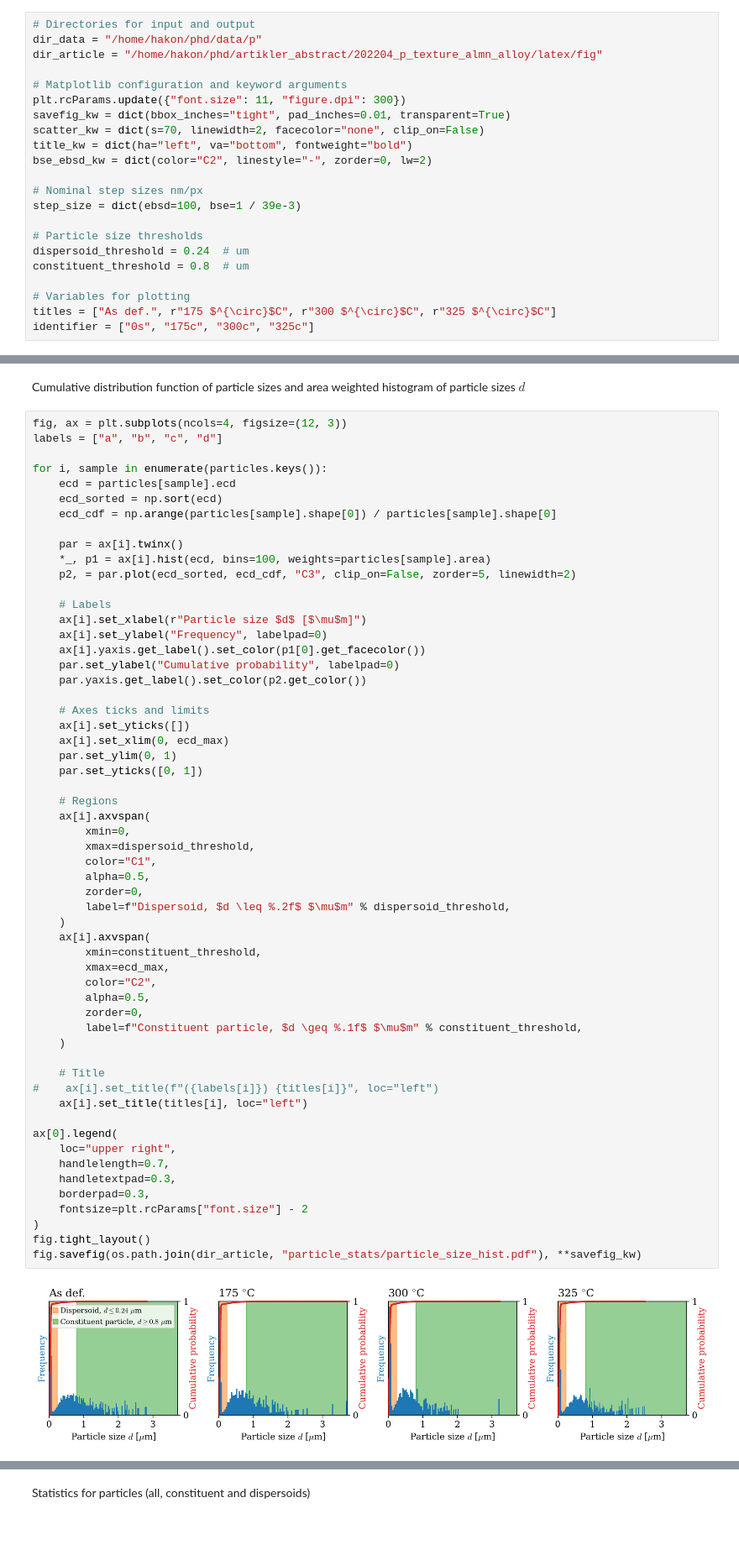
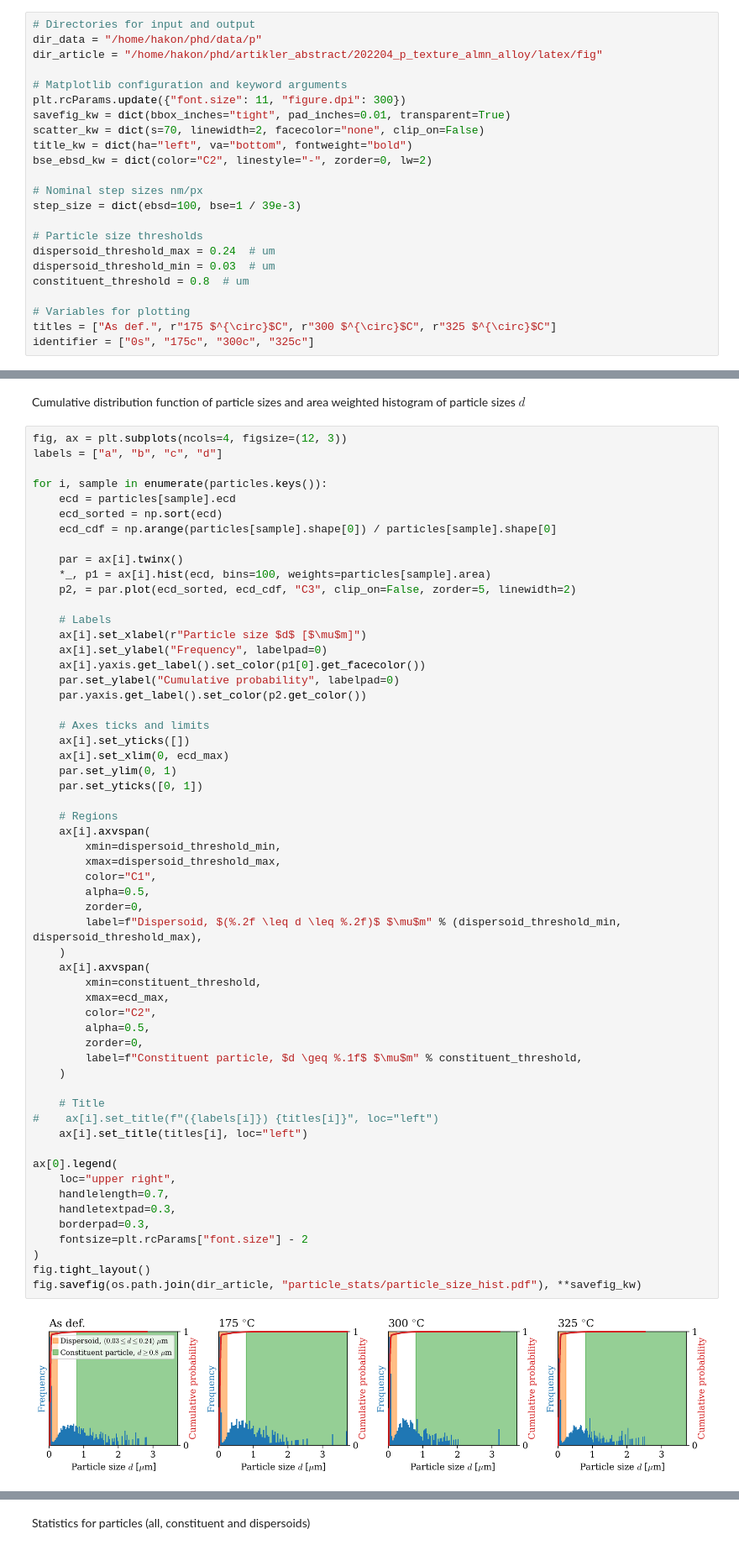
Before and after one commit to hakonanes/p-texture-al-mn-alloys, a Jupyter notebook: notebooks/figures_in_paper.ipynb, the cells around one changed output, grey strips where cells are left out. Shown at 84% size. Drawn from its saved outputs; the diff is of its cells as text.

```diff
--- a/notebooks/figures_in_paper.ipynb
+++ b/notebooks/figures_in_paper.ipynb
@@ -77,7 +77,8 @@ bse_ebsd_kw = dict(color="C2", linestyle="-", zorder=0, lw=2)
 step_size = dict(ebsd=100, bse=1 / 39e-3)
 
 # Particle size thresholds
-dispersoid_threshold = 0.24  # um
+dispersoid_threshold_max = 0.24  # um
+dispersoid_threshold_min = 0.03  # um
 constituent_threshold = 0.8  # um
 
 # Variables for plotting
@@ -425,37 +425,37 @@ for i, sample in enumerate(particles.keys()):
 
     # Regions
     ax[i].axvspan(
-        xmin=0,
-        xmax=dispersoid_threshold,
+        xmin=dispersoid_threshold_min,
+        xmax=dispersoid_threshold_max,
         color="C1",
         alpha=0.5,
         zorder=0,
-        label=f"Dispersoid, $d \leq %.2f$ $\mu$m" % dispersoid_threshold,
+        label=f"Dispersoid, $(%.2f \leq d \leq %.2f)$ $\mu$m" % (dispersoid_threshold_min, dispersoid_threshold_max),
     )
     ax[i].axvspan(
         xmin=constituent_threshold,
         xmax=ecd_max,
         color="C2",
         alpha=0.5,
         zorder=0,
         label=f"Constituent particle, $d \geq %.1f$ $\mu$m" % constituent_threshold,
     )
 
     # Title
 #    ax[i].set_title(f"({labels[i]}) {titles[i]}", loc="left")
     ax[i].set_title(titles[i], loc="left")
 
 ax[0].legend(
     loc="upper right",
     handlelength=0.7,
     handletextpad=0.3,
     borderpad=0.3,
     fontsize=plt.rcParams["font.size"] - 2
 )
 fig.tight_layout()
 fig.savefig(os.path.join(dir_article, "particle_stats/particle_size_hist.pdf"), **savefig_kw)
 # %% [output]
-[figure, old version]
+[figure, new version]
 # %% [markdown]
 Other particle statistics:
 
```
Also changed, not shown: parts of 15 cells of this notebook, 2 other files.
